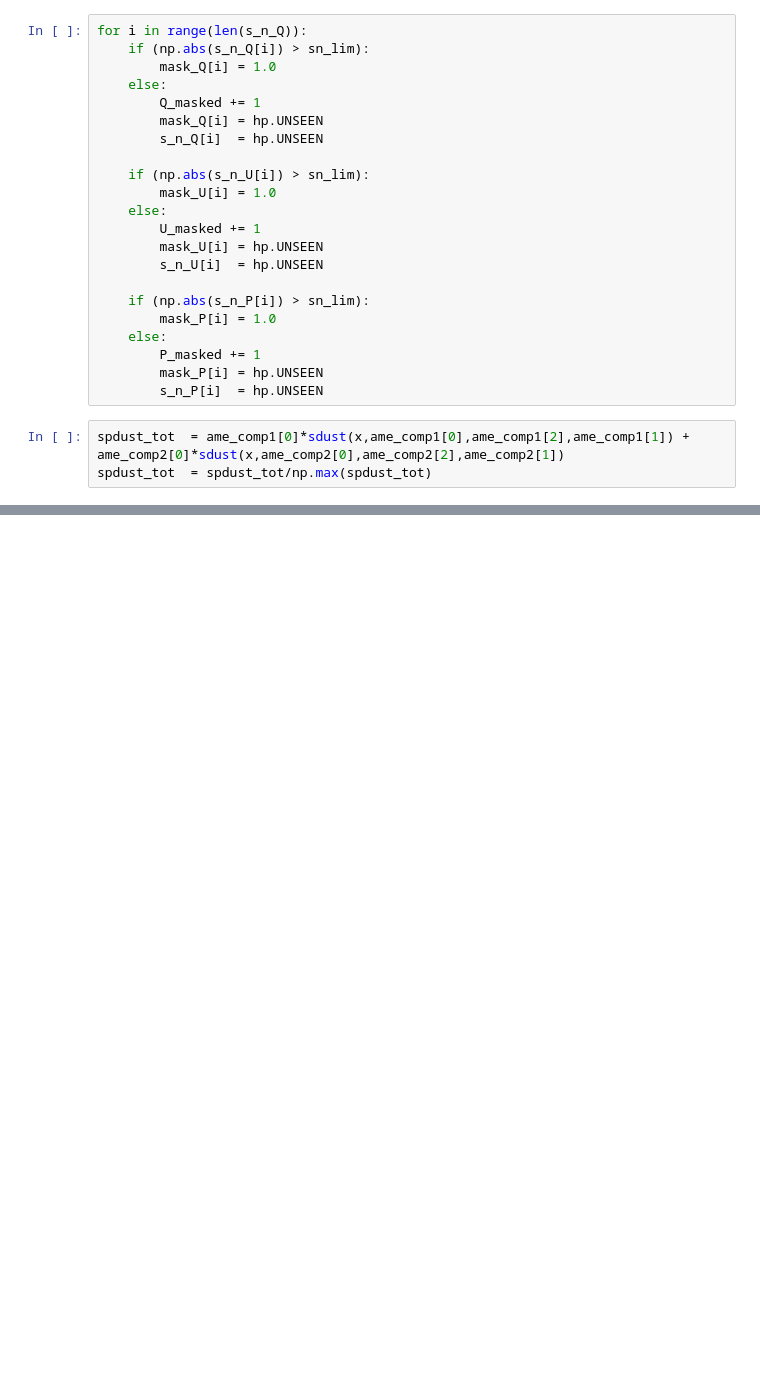
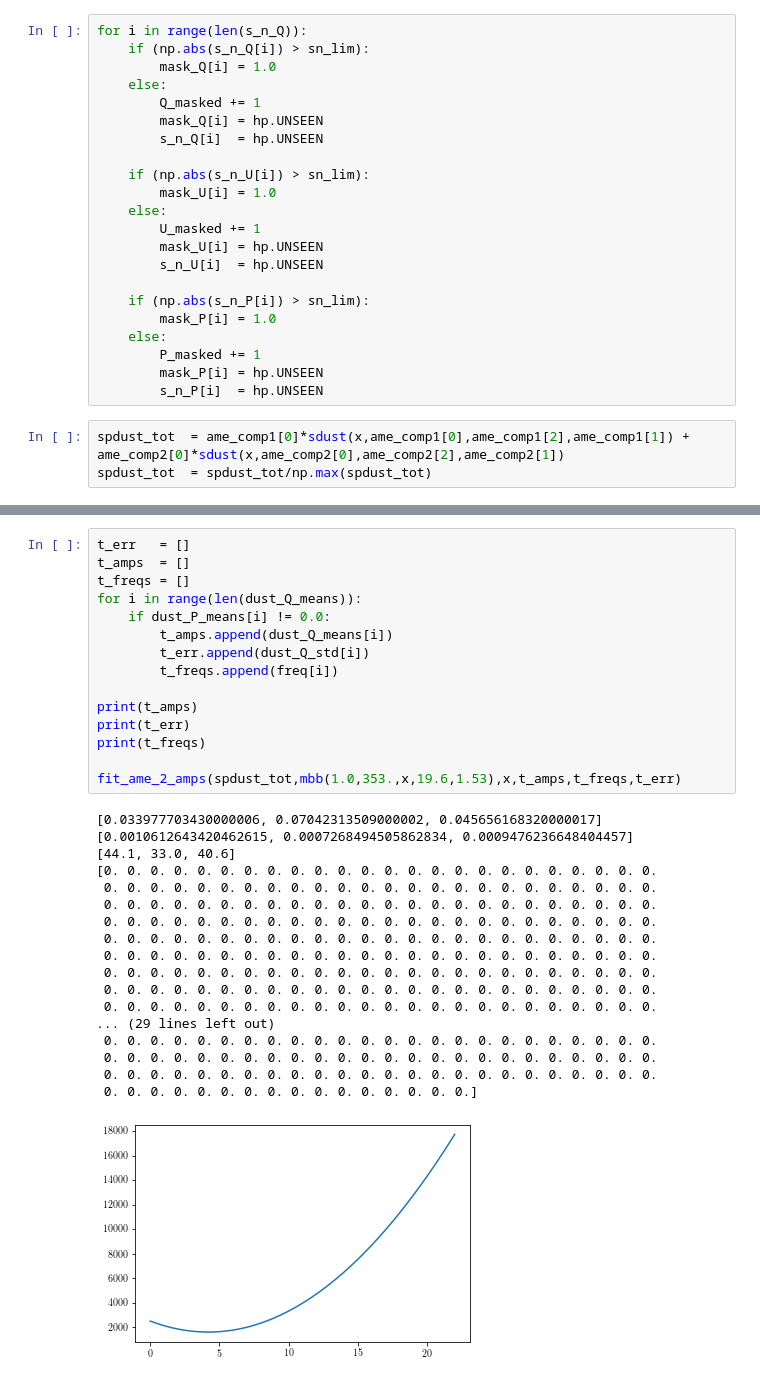
Before and after one commit to hermda02/dang, a Jupyter notebook: scripts/sed_plotter.ipynb, the cells around one changed output, grey strips where cells are left out. Cells and saved outputs as stored; diff of their text form; blank space fills up the shorter version.

```diff
--- a/scripts/sed_plotter.ipynb
+++ b/scripts/sed_plotter.ipynb
@@ -402,3 +362,37 @@ P 0.10366949821756566 1.1905914714593957 2.277513444701226
+# %%
+t_err   = []
+t_amps  = []
+t_freqs = []
+for i in range(len(dust_Q_means)):
+    if dust_P_means[i] != 0.0:
+        t_amps.append(dust_Q_means[i])
+        t_err.append(dust_Q_std[i])
+        t_freqs.append(freq[i])
+
+print(t_amps)
+print(t_err)
+print(t_freqs)
+
+fit_ame_2_amps(spdust_tot,mbb(1.0,353.,x,19.6,1.53),x,t_amps,t_freqs,t_err)
+# %% [output]
+[0.033977703430000006, 0.07042313509000002, 0.045656168320000017]
+[0.0010612643420462615, 0.0007268494505862834, 0.0009476236648404457]
+[44.1, 33.0, 40.6]
+[0. 0. 0. 0. 0. 0. 0. 0. 0. 0. 0. 0. 0. 0. 0. 0. 0. 0. 0. 0. 0. 0. 0. 0.
+ 0. 0. 0. 0. 0. 0. 0. 0. 0. 0. 0. 0. 0. 0. 0. 0. 0. 0. 0. 0. 0. 0. 0. 0.
+ 0. 0. 0. 0. 0. 0. 0. 0. 0. 0. 0. 0. 0. 0. 0. 0. 0. 0. 0. 0. 0. 0. 0. 0.
+ 0. 0. 0. 0. 0. 0. 0. 0. 0. 0. 0. 0. 0. 0. 0. 0. 0. 0. 0. 0. 0. 0. 0. 0.
+ 0. 0. 0. 0. 0. 0. 0. 0. 0. 0. 0. 0. 0. 0. 0. 0. 0. 0. 0. 0. 0. 0. 0. 0.
+ 0. 0. 0. 0. 0. 0. 0. 0. 0. 0. 0. 0. 0. 0. 0. 0. 0. 0. 0. 0. 0. 0. 0. 0.
+ 0. 0. 0. 0. 0. 0. 0. 0. 0. 0. 0. 0. 0. 0. 0. 0. 0. 0. 0. 0. 0. 0. 0. 0.
+ 0. 0. 0. 0. 0. 0. 0. 0. 0. 0. 0. 0. 0. 0. 0. 0. 0. 0. 0. 0. 0. 0. 0. 0.
+ 0. 0. 0. 0. 0. 0. 0. 0. 0. 0. 0. 0. 0. 0. 0. 0. 0. 0. 0. 0. 0. 0. 0. 0.
+... (29 lines left out)
+ 0. 0. 0. 0. 0. 0. 0. 0. 0. 0. 0. 0. 0. 0. 0. 0. 0. 0. 0. 0. 0. 0. 0. 0.
+ 0. 0. 0. 0. 0. 0. 0. 0. 0. 0. 0. 0. 0. 0. 0. 0. 0. 0. 0. 0. 0. 0. 0. 0.
+ 0. 0. 0. 0. 0. 0. 0. 0. 0. 0. 0. 0. 0. 0. 0. 0. 0. 0. 0. 0. 0. 0. 0. 0.
+ 0. 0. 0. 0. 0. 0. 0. 0. 0. 0. 0. 0. 0. 0. 0. 0.]
+[figure, added]
 # %%
 def plot_Q_Q353(sample):
     fig, ax = plt.subplots(figsize=(10,8))
```
Also changed, not shown: parts of 19 cells of this notebook, 1 other file.
